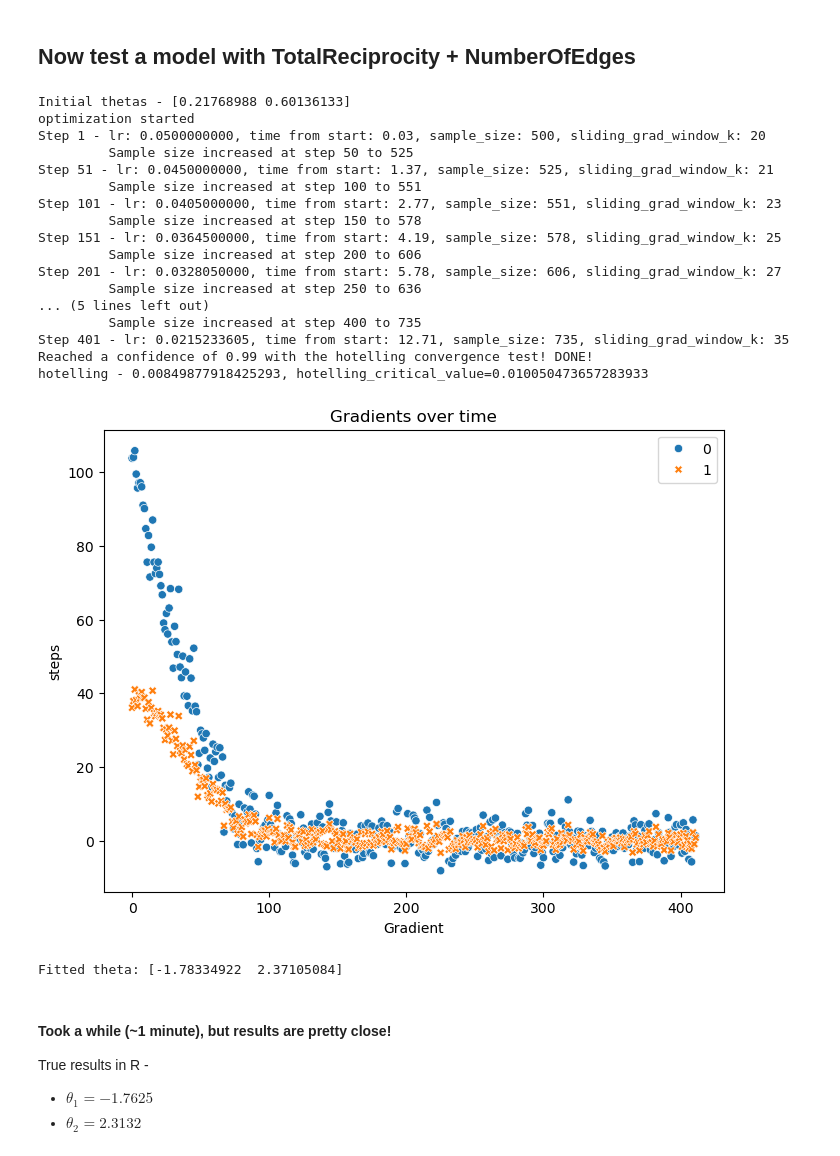
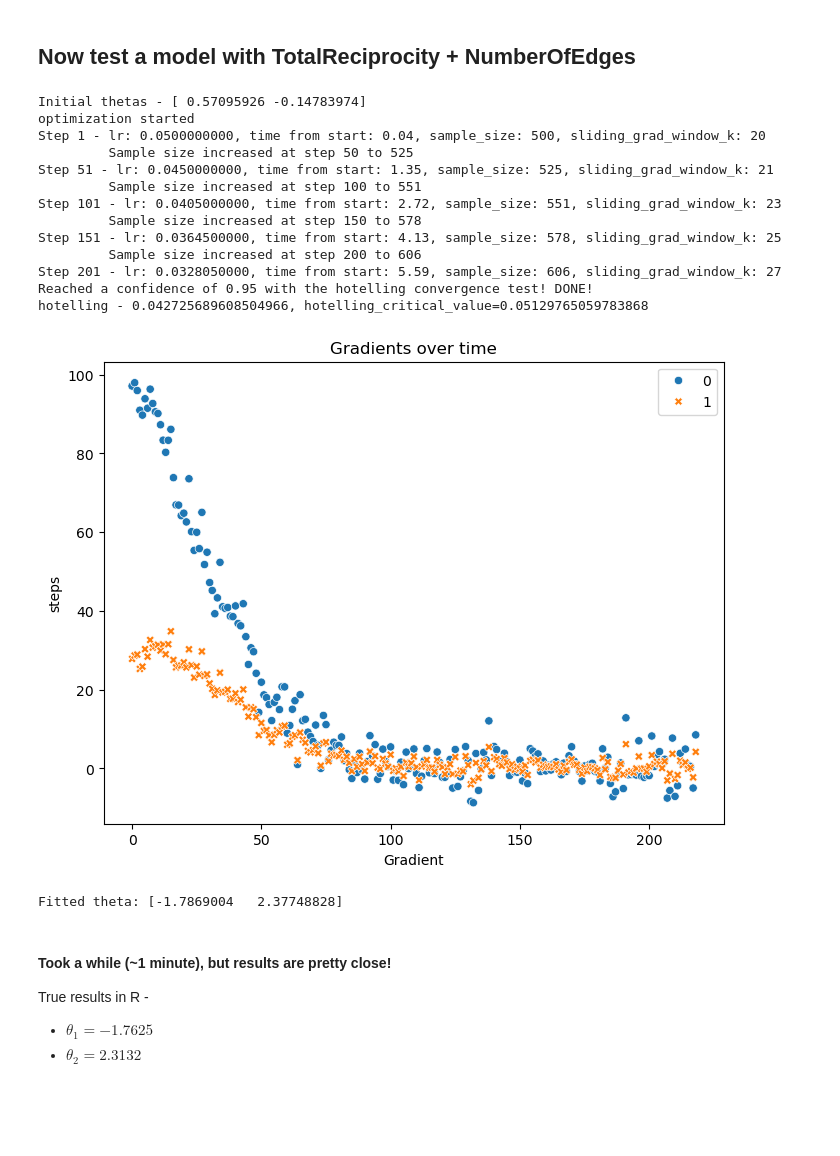
Before and after one commit to tomtalp/pyERGM, a Jupyter notebook: examples/first_example.ipynb, the cells around one changed output. Drawn from its saved outputs; the diff is of its cells as text; code cells hidden in the pictures; blank space fills up the shorter version.

```diff
--- a/examples/first_example.ipynb
+++ b/examples/first_example.ipynb
@@ -113,48 +122,44 @@ estimated_p_seed = np.sum(sampson_matrix) / (n*(n-1))
 metrics = [number_of_edges_metric, TotalReciprocity()]
 fitted_model = ERGM(n, metrics, is_directed=is_directed, sample_size=500, n_mcmc_steps=20, seed_MCMC_proba=estimated_p_seed)
 
 # convergence_criterion = "zero_grad_norm"
 convergence_criterion = "hotelling"
 grads, hotelling = fitted_model.fit(sampson_matrix, lr=0.05, opt_steps=500,
                          lr_decay_pct=0.1, steps_for_decay=50,
                          sliding_grad_window_k=20, sample_pct_growth=0.05,
                          convergence_criterion=convergence_criterion,
                          optimization_method="newton_raphson",
-                         hotelling_confidence=0.99
+                         hotelling_confidence=0.95
                          )
 
 # grads, _ = fitted_model.fit(sampson_matrix, lr=1, opt_steps=400, sliding_grad_window_k=20, sample_pct_growth=0.05, lr_decay_pct=0.1, steps_for_decay=10)
 
 
 fig, ax = plt.subplots(figsize=(8, 6))
 
 sns.scatterplot(grads, ax=ax)
 ax.set(xlabel='Gradient', ylabel='steps')
 ax.set_title("Gradients over time")
 
 plt.show()
 
 print(f"Fitted theta: {fitted_model._thetas}")
 # %% [output]
-Initial thetas - [0.21768988 0.60136133]
+Initial thetas - [ 0.57095926 -0.14783974]
 optimization started
-Step 1 - lr: 0.0500000000, time from start: 0.03, sample_size: 500, sliding_grad_window_k: 20
+Step 1 - lr: 0.0500000000, time from start: 0.04, sample_size: 500, sliding_grad_window_k: 20
          Sample size increased at step 50 to 525
-Step 51 - lr: 0.0450000000, time from start: 1.37, sample_size: 525, sliding_grad_window_k: 21
+Step 51 - lr: 0.0450000000, time from start: 1.35, sample_size: 525, sliding_grad_window_k: 21
          Sample size increased at step 100 to 551
-Step 101 - lr: 0.0405000000, time from start: 2.77, sample_size: 551, sliding_grad_window_k: 23
+Step 101 - lr: 0.0405000000, time from start: 2.72, sample_size: 551, sliding_grad_window_k: 23
          Sample size increased at step 150 to 578
-Step 151 - lr: 0.0364500000, time from start: 4.19, sample_size: 578, sliding_grad_window_k: 25
+Step 151 - lr: 0.0364500000, time from start: 4.13, sample_size: 578, sliding_grad_window_k: 25
          Sample size increased at step 200 to 606
-Step 201 - lr: 0.0328050000, time from start: 5.78, sample_size: 606, sliding_grad_window_k: 27
-         Sample size increased at step 250 to 636
-... (5 lines left out)
-         Sample size increased at step 400 to 735
-Step 401 - lr: 0.0215233605, time from start: 12.71, sample_size: 735, sliding_grad_window_k: 35
-Reached a confidence of 0.99 with the hotelling convergence test! DONE!
-hotelling - 0.00849877918425293, hotelling_critical_value=0.010050473657283933
+Step 201 - lr: 0.0328050000, time from start: 5.59, sample_size: 606, sliding_grad_window_k: 27
+Reached a confidence of 0.95 with the hotelling convergence test! DONE!
+hotelling - 0.042725689608504966, hotelling_critical_value=0.05129765059783868
-[figure, old version]
+[figure, new version]
-Fitted theta: [-1.78334922  2.37105084]
+Fitted theta: [-1.7869004   2.37748828]
 # %% [markdown]
 #### Took a while (~1 minute), but results are pretty close!
 True results in R -
```
Also changed, not shown: parts of 10 cells of this notebook.
